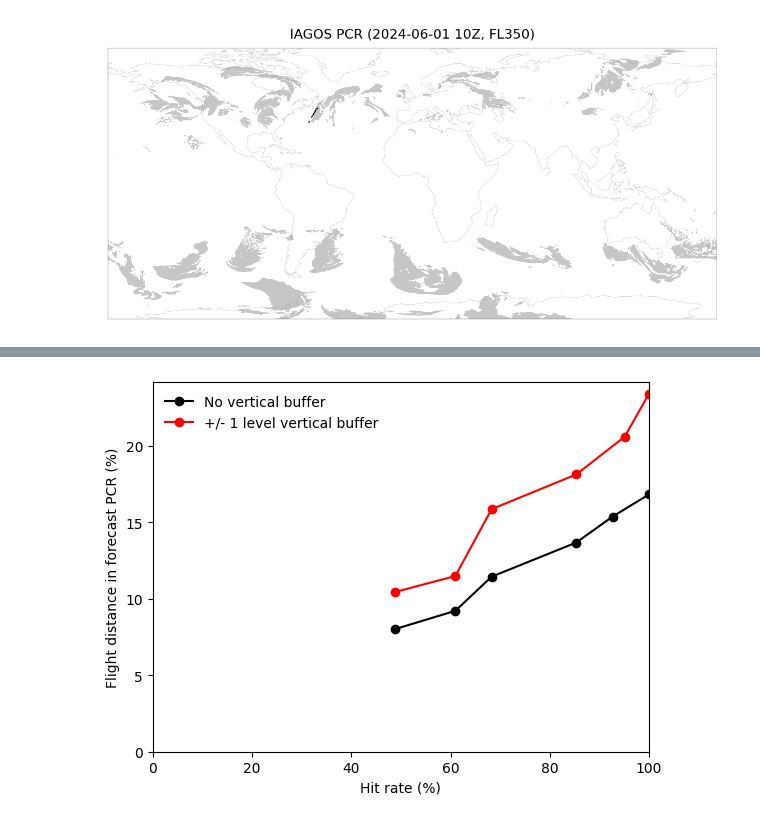
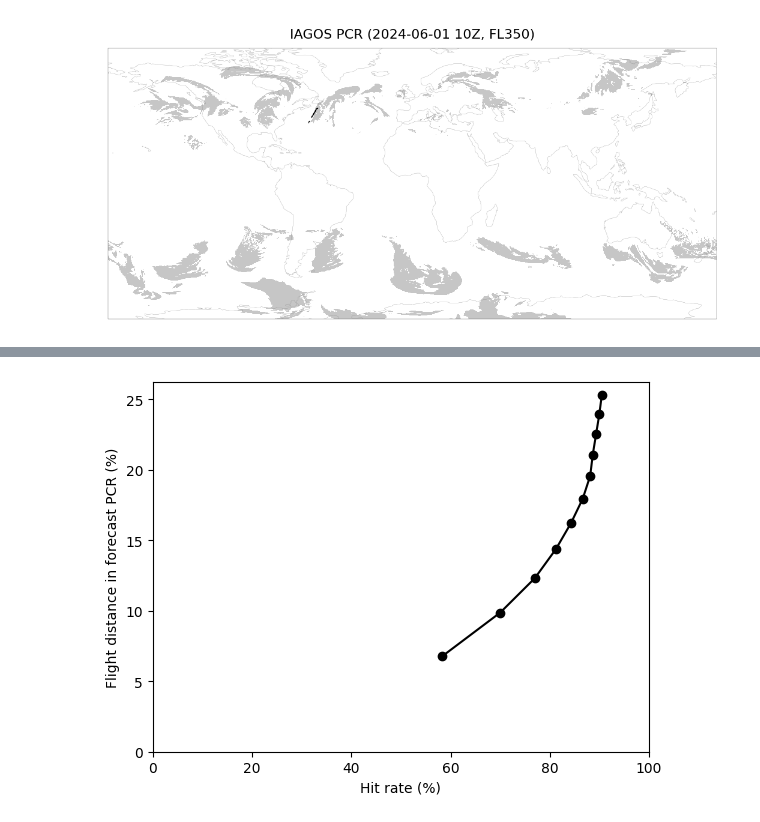
Before and after one commit to contrailcirrus/contrail-bench, a Jupyter notebook: publications/2025Q1/data/curation.ipynb, the cells around one changed output, grey strips where cells are left out. Saved outputs shown, nothing was run; the diff lists cells and outputs as text; code cells hidden in the pictures.

```diff
--- a/publications/2025Q1/data/curation.ipynb
+++ b/publications/2025Q1/data/curation.ipynb
@@ -447,10 +159,22 @@ hit_rate_vbuf = (iagos["km_to_vbuf_forecast_pcr"].values[None,:] <= buffer[:,Non
+# %%
+df = dd.read_parquet("contrails-org-iagos/*.pq")
+# %%
+df = df[(df["vertical_buffer_up"] == 0) & (df["vertical_buffer_down"] == 0)]
+# %%
+hit_rate = df.groupby("horizontal_buffer")[["iagos_pcr_area_in_forecast_pcr", "iagos_pcr_area"]].apply(
+    lambda x: x["iagos_pcr_area_in_forecast_pcr"].sum() / x["iagos_pcr_area"].sum(),
+    meta=("hit_rate", "f8")
+).compute().sort_index()
+# %%
+dist_frac = df.groupby("horizontal_buffer")[["adsb_dist_in_forecast_pcr", "adsb_dist"]].apply(
+    lambda x: x["adsb_dist_in_forecast_pcr"].sum() / x["adsb_dist"].sum(),
+    meta=("distance_fraction", "f8")
+).compute().sort_index()
 # %%
-plt.plot(100 * hit_rate, 100 * flight_fraction, "k-o", label="No vertical buffer")
-plt.plot(100 * hit_rate_vbuf, 100 * flight_fraction_vbuf, "r-o", label="+/- 1 level vertical buffer")
+plt.plot(100 * hit_rate, 100 * dist_frac, "k-o")
 plt.xlabel("Hit rate (%)")
 plt.ylabel("Flight distance in forecast PCR (%)")
-plt.legend(frameon=False)
 plt.ylim([0, None])
 plt.xlim([0, 100]);
 # %% [output]
-[figure, old version]
+[figure, new version]
```
Also changed, not shown: parts of 46 cells of this notebook, 6 other files.
